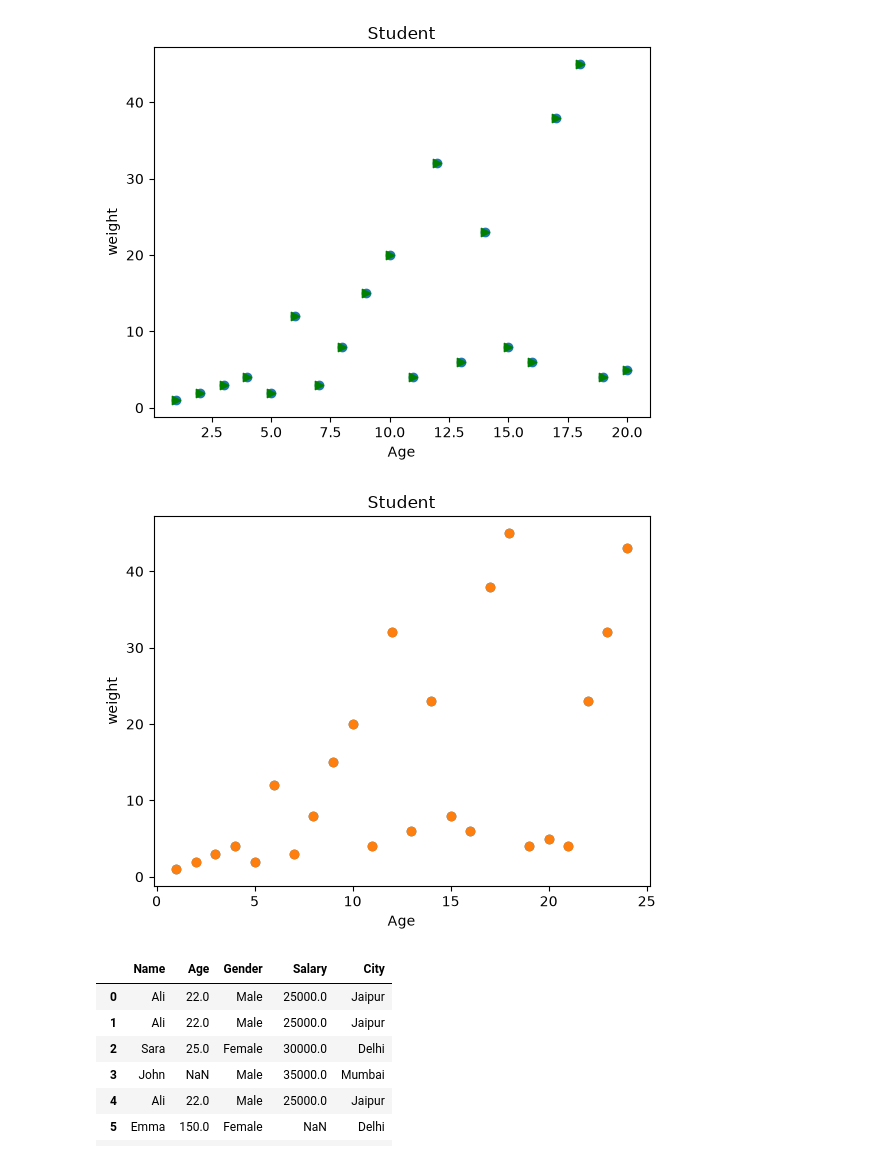
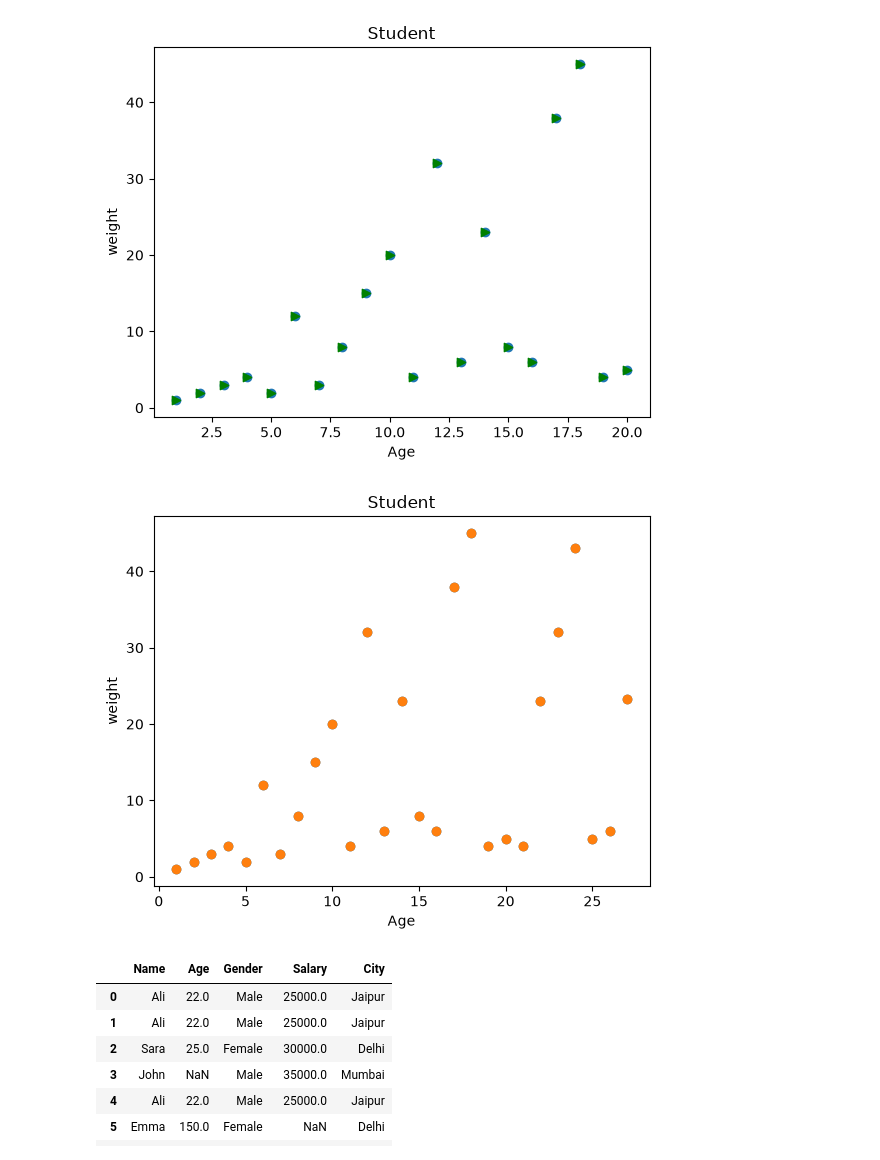
Before and after one commit to ankit-kr-maurya-82/Data-Science, a Jupyter notebook: day9.ipynb, the cells around one changed output. Drawn from its saved outputs; the diff is of its cells as text; code cells hidden in the pictures.

```diff
--- a/day9.ipynb
+++ b/day9.ipynb
@@ -282,21 +282,21 @@ jat.show()
 [figure]
 # %%
 # Scatter Plot
-x=[1,2,3,4,5,6,7,8,9,10,11,12,13,14,15,16,17,18,19,20,21,22,23,24]
-y=[1,2,3,4,2,12,3,8,15,20,4,32,6,23,8,6,38,45,4,5,4,23,32,43]
+x=[1,2,3,4,5,6,7,8,9,10,11,12,13,14,15,16,17,18,19,20,21,22,23,24,25,26,27]
+y=[1,2,3,4,2,12,3,8,15,20,4,32,6,23,8,6,38,45,4,5,4,23,32,43,5,6,23.3]
 jat.scatter(x,y)
 jat.xlabel("Age")
 jat.ylabel("weight")
 jat.title("Student")
 jat.scatter(
     x,
     y,
     # color="green",
     # marker=">"
 )
 jat.show()
 # %% [output]
-[figure, old version]
+[figure, new version]
 # %%
 # Data Cleaning:-
 import pandas as pd
```
Also changed, not shown: parts of 12 cells of this notebook, 1 other file.
